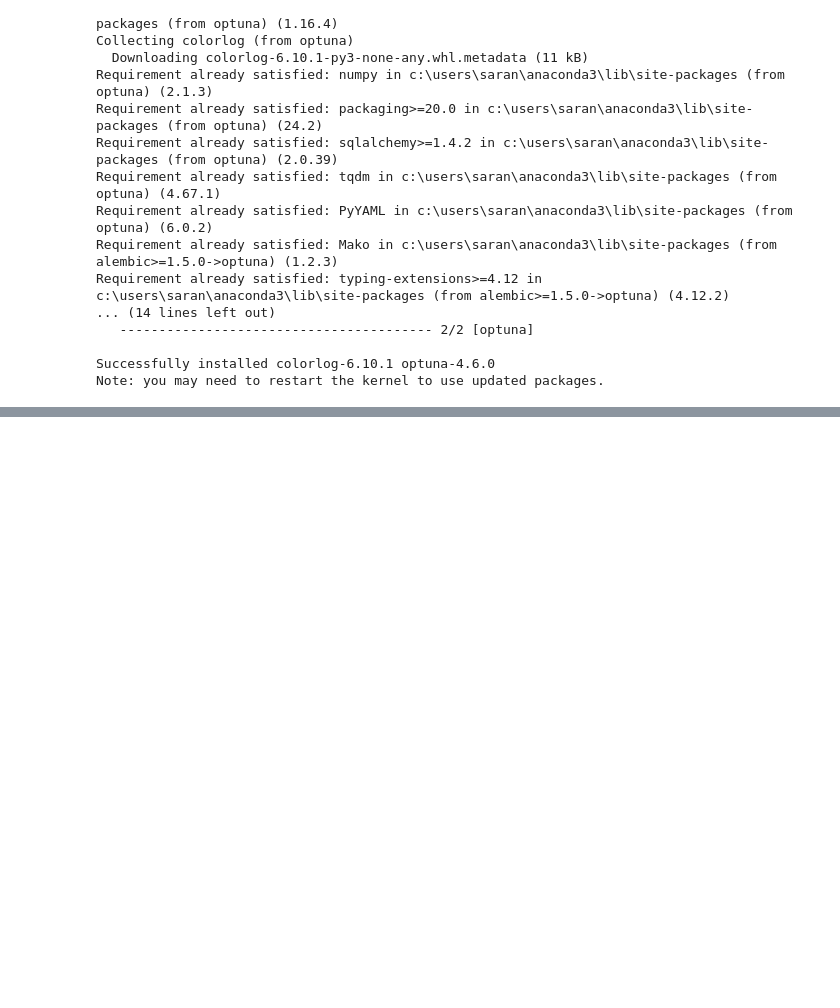
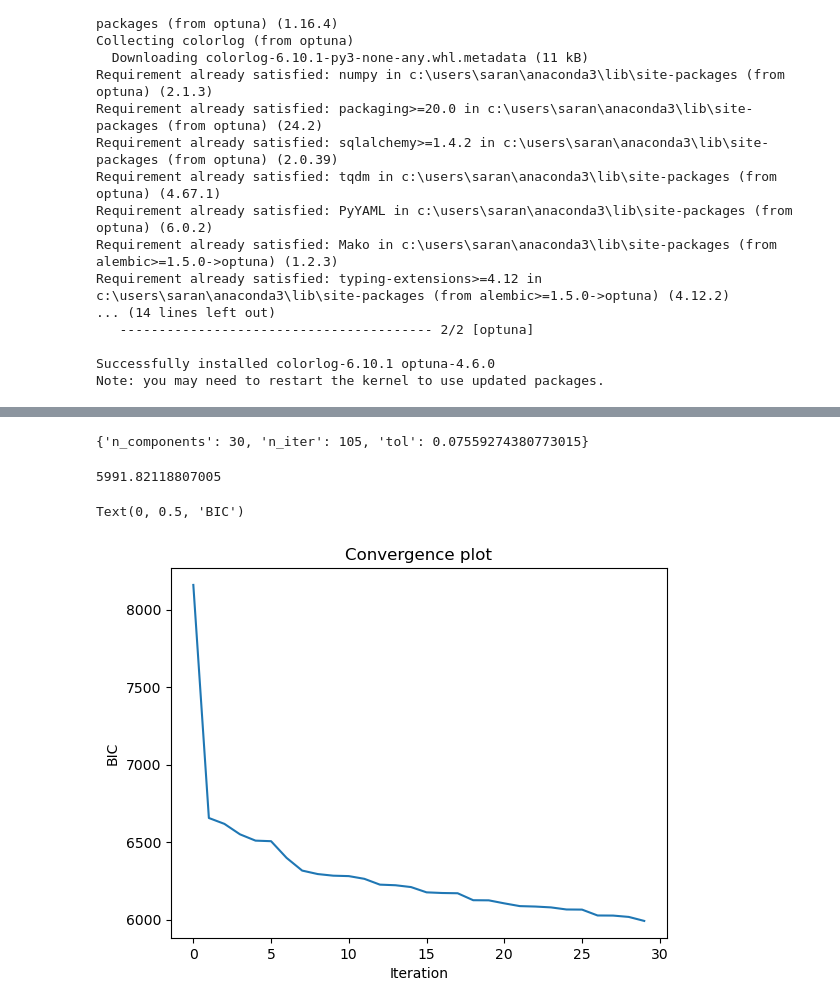
Before and after one commit to sarangkulkarni-math/Hidden-Markov-Models, a Jupyter notebook: HMM_first_project.ipynb, the cells around one changed output, grey strips where cells are left out. Saved outputs shown, nothing was run; the diff lists cells and outputs as text; code cells hidden in the pictures; blank space fills up the shorter version.

```diff
--- a/HMM_first_project.ipynb
+++ b/HMM_first_project.ipynb
@@ -760,0 +769,18 @@ Fitting a model with 1769 free scalar parameters with only 1461 data points will
+# %%
+study.best_params
+# %% [output]
+{'n_components': 30, 'n_iter': 105, 'tol': 0.07559274380773015}
+# %%
+study.best_value
+# %% [output]
+5991.82118807005
+# %%
+results = study.trials_dataframe()
+
+results['value'].sort_values(ascending=False).reset_index(drop=True).plot()
+plt.title('Convergence plot')
+plt.xlabel('Iteration')
+plt.ylabel('BIC')
+# %% [output]
+Text(0, 0.5, 'BIC')
+[figure, added]
```
Also changed, not shown: parts of 1 cell of this notebook.
